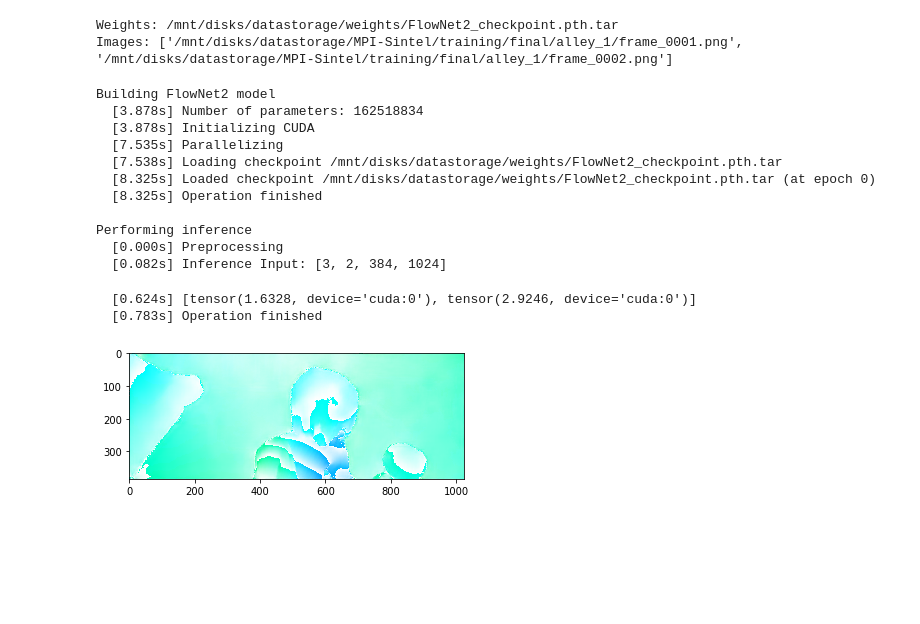
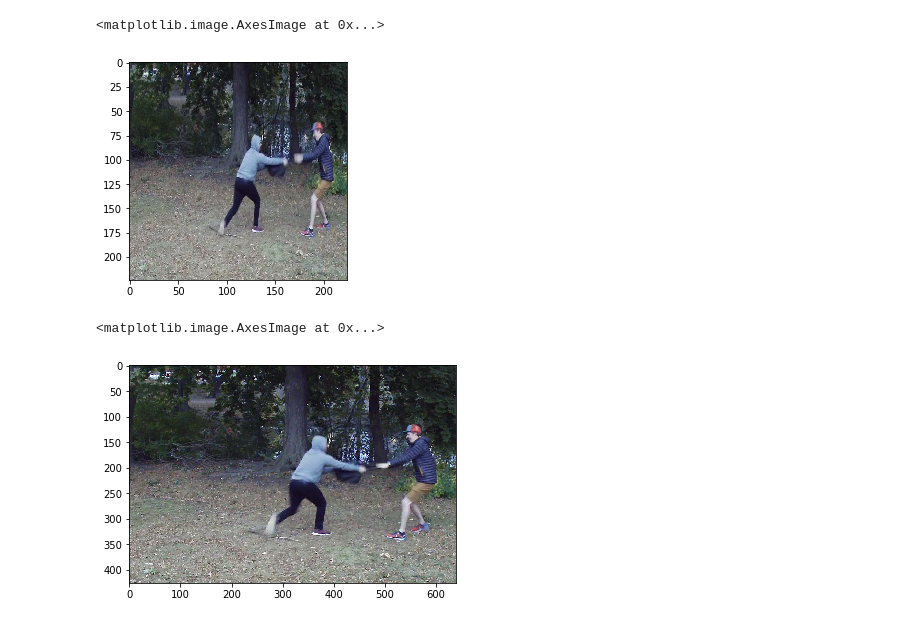
Before and after one commit to mcgridles/flownet2-pytorch, a Jupyter notebook: pipeline.ipynb, the cells around one changed output. Cells and saved outputs as stored; diff of their text form; code cells hidden in the pictures; blank space fills up the shorter version.

```diff
--- a/pipeline.ipynb
+++ b/pipeline.ipynb
@@ -32,25 +7,25 @@ Parsing Arguments
-# %%
-print('Weights: {}'.format(args.weights))
-print('Images: {}'.format(args.images))
-# %% [output]
-Weights: /mnt/disks/datastorage/weights/FlowNet2_checkpoint.pth.tar
-Images: ['/mnt/disks/datastorage/MPI-Sintel/training/final/alley_1/frame_0001.png', '/mnt/disks/datastorage/MPI-Sintel/training/final/alley_1/frame_0002.png']
-# %%
-of = OpticalFlow(args)
-output = of.run(args.images)
-of.display_flow(output)
-# %% [output]
-Building FlowNet2 model
-  [3.878s] Number of parameters: 162518834
-  [3.878s] Initializing CUDA
-  [7.535s] Parallelizing
-  [7.538s] Loading checkpoint /mnt/disks/datastorage/weights/FlowNet2_checkpoint.pth.tar
-  [8.325s] Loaded checkpoint /mnt/disks/datastorage/weights/FlowNet2_checkpoint.pth.tar (at epoch 0)
-  [8.325s] Operation finished
-
-Performing inference
-  [0.000s] Preprocessing
-  [0.082s] Inference Input: [3, 2, 384, 1024]
-  [0.624s] [tensor(1.6328, device='cuda:0'), tensor(2.9246, device='cuda:0')]
-  [0.783s] Operation finished
-[figure, removed]
+# %%
+def load_frames_from_images(images):
+    img1 = cv2.cvtColor(cv2.imread(images[0]), cv2.COLOR_BGR2RGB)
+    img2 = cv2.cvtColor(cv2.imread(images[1]), cv2.COLOR_BGR2RGB)
+
+    return img1, img2
+
+def load_frames_from_video(video, skip_frames):
+    cap = cv2.VideoCapture(video)
+    idx = 0
+
+    while idx < skip_frames:
+        ret = cap.grab()
+        idx += 1
+
+    ret, img1 = cap.read()
+    ret, tmp = cap.read()
+    ret, img2 = cap.read()
+
+    img1 = cv2.cvtColor(img1, cv2.COLOR_BGR2RGB)
+    img2 = cv2.cvtColor(img2, cv2.COLOR_BGR2RGB)
+
+    cap.release()
+
+    return img1, img2
@@ -56,0 +42,22 @@ Performing inference
+# %%
+images = [
+    '/mnt/disks/datastorage/videos/rgb/v_Theft_g16_c000004/frame000010.jpg',
+    '/mnt/disks/datastorage/videos/rgb/v_Theft_g16_c000004/frame000011.jpg'
+]
+
+img_frame1, img_frame2 = load_frames_from_images(images)
+
+plt.imshow(img_frame1)
+# %% [output]
+<matplotlib.image.AxesImage at 0x...>
+[figure, added]
+# %%
+video = '/mnt/disks/datastorage/videos/elp/theft/v_Theft_g16_v1_b.mov'
+skip_frames = 503
+
+vid_frame1, vid_frame2 = load_frames_from_video(video, skip_frames)
+
+plt.imshow(vid_frame1)
+# %% [output]
+<matplotlib.image.AxesImage at 0x...>
+[figure, added]
```
Also changed, not shown: parts of 14 cells of this notebook, 2 other files.
